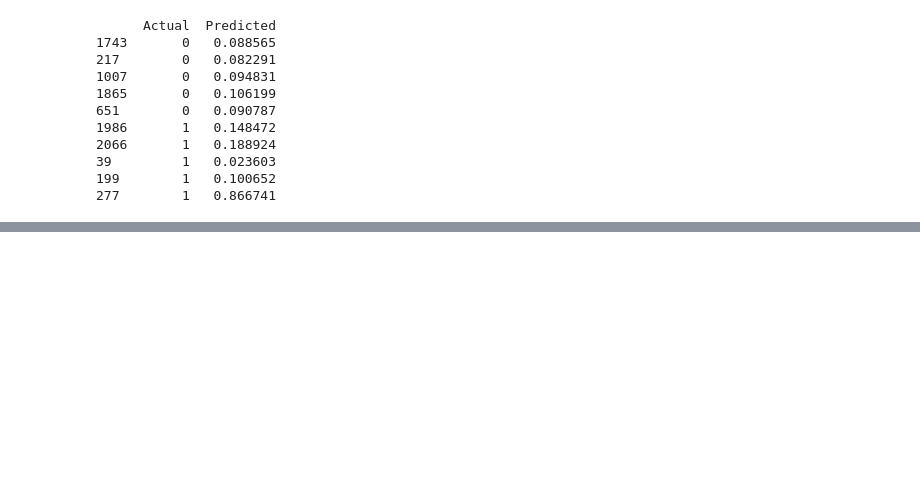
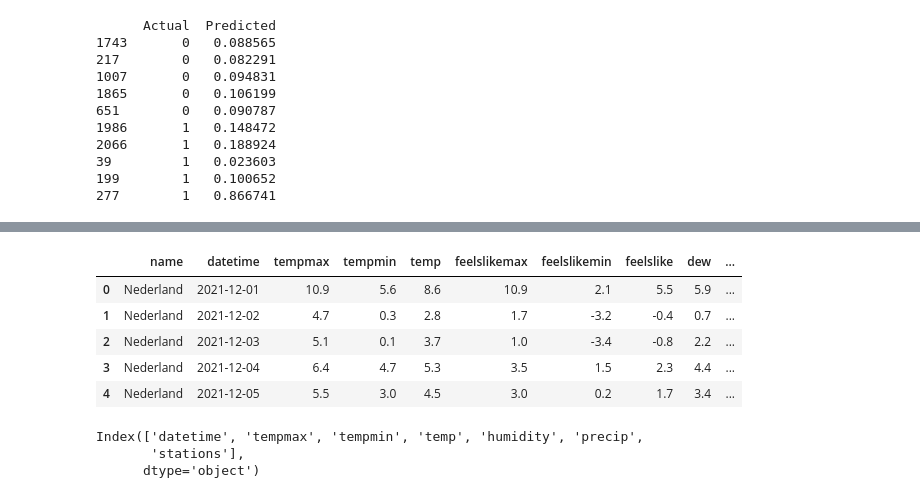
Before and after one commit to AI-Farming-Thewi/cows_analysis, a Jupyter notebook: Farms analysis.ipynb, the cells around one changed output, grey strips where cells are left out. Cells and saved outputs as stored; diff of their text form; code cells hidden in the pictures; blank space fills up the shorter version.

```diff
--- a/Farms analysis.ipynb
+++ b/Farms analysis.ipynb
@@ -3639,0 +3657,18 @@ print(result_df)
+# %%
+# Files
+file1 = "./Weather/Nederland 2021-12-01 to 2022-11-30.csv"
+file2 = "./Weather/Nederland 2022-12-01 to 2023-11-30.csv"
+file3 = "./Weather/Nederland 2023-12-01 to 2024-10-15.csv"
+
+# Load Dataframes
+df1 = pd.read_csv(file1)
+df2 = pd.read_csv(file2)
+df3 = pd.read_csv(file3)
+
+# Combine
+combined_weather_df = pd.concat([df1, df2, df3], ignore_index=True)
+
+# Save as new csv
+combined_weather_df.to_csv("combined_weather.csv", index=False)
+
+print("Saved combined weather data as 'combined_weather.csv'")
@@ -3639,0 +3710,21 @@ print(result_df)
+# %%
+combined_weather_df.head()
+# %% [output]
+|  | name | datetime | tempmax | tempmin | temp | feelslikemax | feelslikemin | feelslike | dew | ... |
+| 0 | Nederland | 2021-12-01 | 10.9 | 5.6 | 8.6 | 10.9 | 2.1 | 5.5 | 5.9 | ... |
+| 1 | Nederland | 2021-12-02 | 4.7 | 0.3 | 2.8 | 1.7 | -3.2 | -0.4 | 0.7 | ... |
+| 2 | Nederland | 2021-12-03 | 5.1 | 0.1 | 3.7 | 1.0 | -3.4 | -0.8 | 2.2 | ... |
+| 3 | Nederland | 2021-12-04 | 6.4 | 4.7 | 5.3 | 3.5 | 1.5 | 2.3 | 4.4 | ... |
+| 4 | Nederland | 2021-12-05 | 5.5 | 3.0 | 4.5 | 3.0 | 0.2 | 1.7 | 3.4 | ... |
+# %%
+useless_columns = ['name', 'feelslikemax', 'feelslikemin', 'feelslike', 'dew', 'precipprob', 'precipcover', 'preciptype', 'snow', 'snowdepth', 'windgust'
+                   , 'windspeed', 'winddir', 'sealevelpressure', 'cloudcover', 'visibility', 'solarradiation', 'solarenergy', 'uvindex', 'severerisk', 'sunrise', 'sunset'
+                ,'moonphase', 'conditions', 'description', 'icon', 'stations']  # Replace with actual column names to drop
+
+combined_weather_df_cleaned = combined_weather_df.drop(columns=useless_columns)
+
+print(combined_weather_df_cleaned.columns)
+# %% [output]
+Index(['datetime', 'tempmax', 'tempmin', 'temp', 'humidity', 'precip',
+       'stations'],
+      dtype='object')
```
Also changed, not shown: parts of 93 cells of this notebook, 5 other files.
